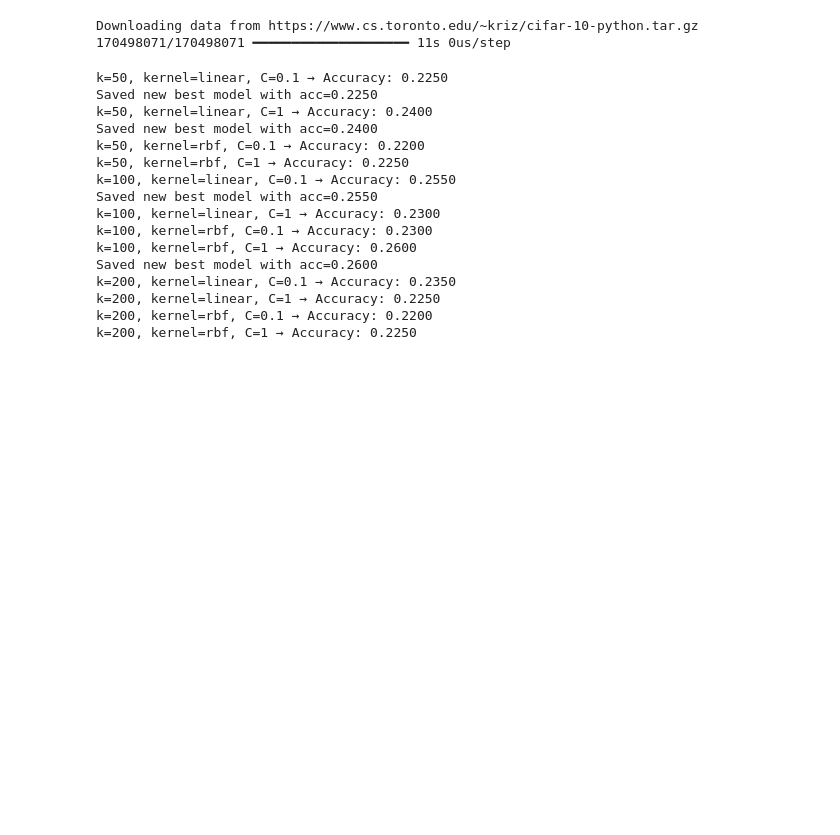
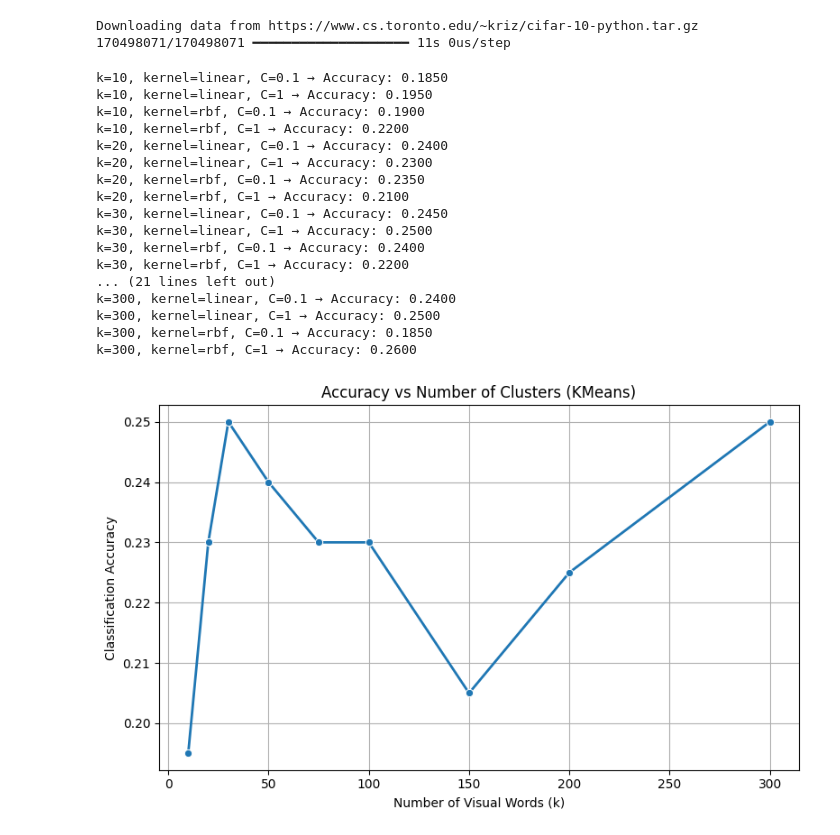
Before and after one commit to ayushpatra11/CV_CW, a Jupyter notebook: Computer_vision.ipynb, the cells around one changed output. Drawn from its saved outputs; the diff is of its cells as text; code cells hidden in the pictures; blank space fills up the shorter version.

```diff
--- a/Computer_vision.ipynb
+++ b/Computer_vision.ipynb
@@ -92,8 +91,10 @@ def run_bow_svm_experiment(k_clusters=100, svm_kernel='linear', C=1.0):
 # %%
 import joblib
 import numpy as np
+best_acc = 0
+best_params = None
 results = []
-for k in [50, 100, 200]:
+for k in [10, 20, 30, 50, 75, 100, 150, 200, 300]:
     for kernel in ['linear', 'rbf']:
         for C in [0.1, 1]:
             svm, kmeans, acc = run_bow_svm_experiment(k_clusters=k, svm_kernel=kernel, C=C)
@@ -104,22 +105,47 @@ for k in [50, 100, 200]:
                 print(f"Saved new best model with acc={acc:.4f}")
             results.append((k, kernel, C, acc))
 # %% [output]
-k=50, kernel=linear, C=0.1 → Accuracy: 0.2250
-Saved new best model with acc=0.2250
-k=50, kernel=linear, C=1 → Accuracy: 0.2400
-Saved new best model with acc=0.2400
-k=50, kernel=rbf, C=0.1 → Accuracy: 0.2200
-k=50, kernel=rbf, C=1 → Accuracy: 0.2250
-k=100, kernel=linear, C=0.1 → Accuracy: 0.2550
-Saved new best model with acc=0.2550
-k=100, kernel=linear, C=1 → Accuracy: 0.2300
-k=100, kernel=rbf, C=0.1 → Accuracy: 0.2300
-k=100, kernel=rbf, C=1 → Accuracy: 0.2600
-Saved new best model with acc=0.2600
-k=200, kernel=linear, C=0.1 → Accuracy: 0.2350
-k=200, kernel=linear, C=1 → Accuracy: 0.2250
-k=200, kernel=rbf, C=0.1 → Accuracy: 0.2200
-k=200, kernel=rbf, C=1 → Accuracy: 0.2250
+k=10, kernel=linear, C=0.1 → Accuracy: 0.1850
+k=10, kernel=linear, C=1 → Accuracy: 0.1950
+k=10, kernel=rbf, C=0.1 → Accuracy: 0.1900
+k=10, kernel=rbf, C=1 → Accuracy: 0.2200
+k=20, kernel=linear, C=0.1 → Accuracy: 0.2400
+k=20, kernel=linear, C=1 → Accuracy: 0.2300
+k=20, kernel=rbf, C=0.1 → Accuracy: 0.2350
+k=20, kernel=rbf, C=1 → Accuracy: 0.2100
+k=30, kernel=linear, C=0.1 → Accuracy: 0.2450
+k=30, kernel=linear, C=1 → Accuracy: 0.2500
+k=30, kernel=rbf, C=0.1 → Accuracy: 0.2400
+k=30, kernel=rbf, C=1 → Accuracy: 0.2200
+... (21 lines left out)
+k=300, kernel=linear, C=0.1 → Accuracy: 0.2400
+k=300, kernel=linear, C=1 → Accuracy: 0.2500
+k=300, kernel=rbf, C=0.1 → Accuracy: 0.1850
+k=300, kernel=rbf, C=1 → Accuracy: 0.2600
+# %%
+import pandas as pd
+
+# results list contains (k, kernel, C, acc) tuples
+# DataFrame needs matching columns
+df_elbow = pd.DataFrame(results, columns=["k", "kernel", "C", "Accuracy"])
+
+import matplotlib.pyplot as plt
+import seaborn as sns
+
+# Plotting Accuracy vs. k, you'll need to select data for a specific kernel and C
+# For example, plotting for kernel='linear', C=1:
+selected_data = df_elbow[(df_elbow['kernel'] == 'linear') & (df_elbow['C'] == 1)]
+
+plt.figure(figsize=(8, 5))
+sns.lineplot(data=selected_data, x="k", y="Accuracy", marker="o", linewidth=2)
+plt.title("Accuracy vs Number of Clusters (KMeans)")
+plt.xlabel("Number of Visual Words (k)")
+plt.ylabel("Classification Accuracy")
+plt.grid(True)
+plt.tight_layout()
+plt.show()
+# %% [output]
+[figure, added]
 # %%
 import pandas as pd
 import seaborn as sns
```
Also changed, not shown: parts of 11 cells of this notebook.
